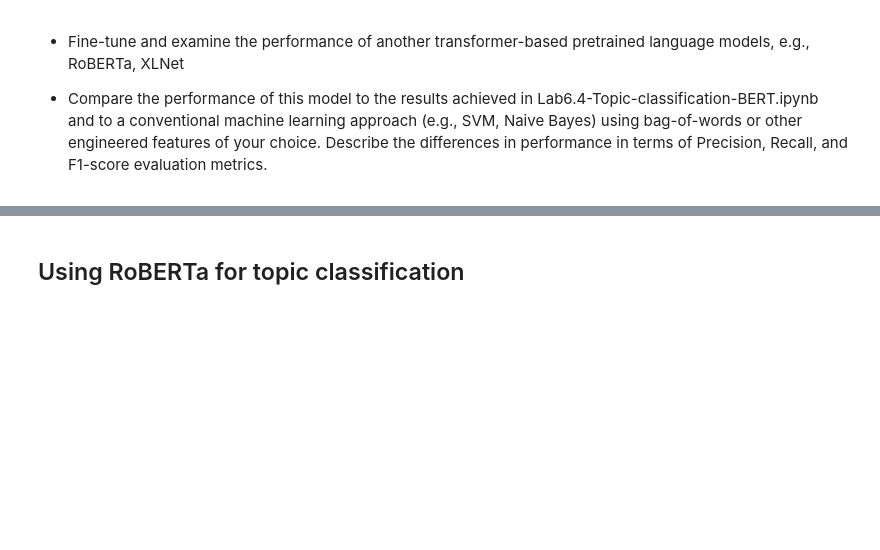
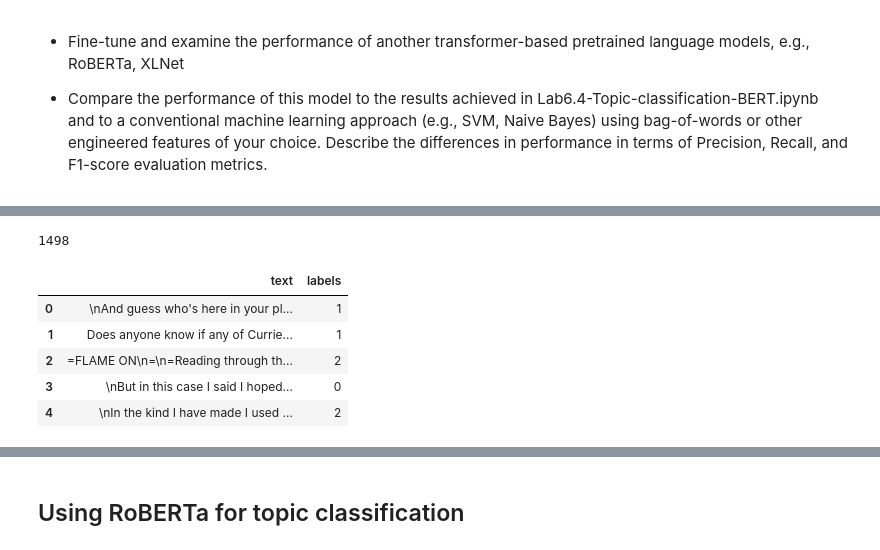
Before and after one commit to Sleamer88/Text_Mining_AI, a Jupyter notebook: Lab_Assignments/Lab_6/Lab6-assignment-topic-classification.ipynb, the cells around one changed output, grey strips where cells are left out. Saved outputs shown, nothing was run; the diff lists cells and outputs as text; code cells hidden in the pictures; blank space fills up the shorter version.

```diff
--- a/Lab_Assignments/Lab_6/Lab6-assignment-topic-classification.ipynb
+++ b/Lab_Assignments/Lab_6/Lab6-assignment-topic-classification.ipynb
@@ -18,0 +52,12 @@ from sklearn.model_selection import train_test_split
+# %%
+test_dataframe = pd.DataFrame({'text': testing_set.data, 'labels': testing_set.target})
+print(len(test_dataframe))
+test_dataframe.head(5)
+# %% [output]
+1498
+|  | text | labels |
+| 0 | \nAnd guess who's here in your pl... | 1 |
+| 1 | Does anyone know if any of Currie... | 1 |
+| 2 | =FLAME ON\n=\n=Reading through th... | 2 |
+| 3 | \nBut in this case I said I hoped... | 0 |
+| 4 | \nIn the kind I have made I used ... | 2 |
```
Also changed, not shown: parts of 25 cells of this notebook, 1 other file.
